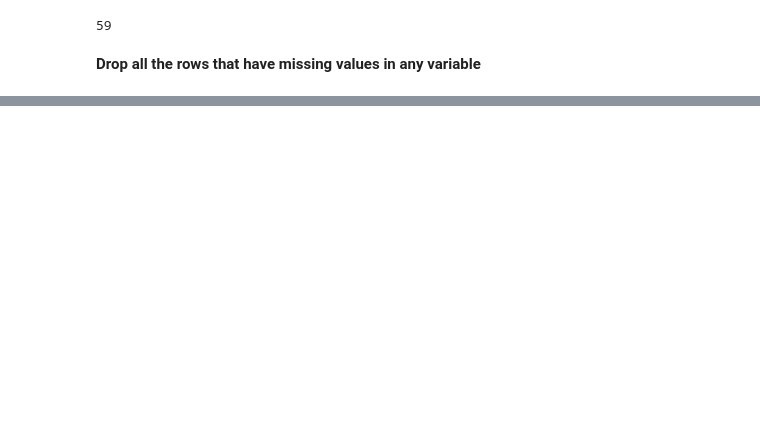
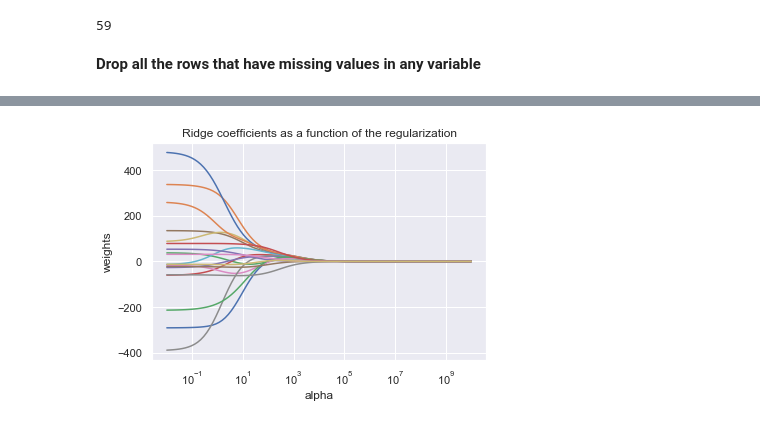
Before and after one commit to DTRuiz/ISLpy, a Jupyter notebook: Chapter6_notes.ipynb, the cells around one changed output, grey strips where cells are left out. Cells and saved outputs as stored; diff of their text form; code cells hidden in the pictures; blank space fills up the shorter version.

```diff
--- a/Chapter6_notes.ipynb
+++ b/Chapter6_notes.ipynb
@@ -254,0 +401,20 @@ df.describe()
+# %%
+# plotting without normalization=True
+
+ridge = Ridge()
+coefs = []
+
+for a in alphas:
+    ridge.set_params(alpha=a)
+    ridge.fit(scale(X), y)
+    coefs.append(ridge.coef_)
+
+ax = plt.gca()
+ax.plot(alphas, coefs)
+ax.set_xscale('log')
+plt.axis('tight')
+plt.xlabel('alpha')
+plt.ylabel('weights')
+plt.title('Ridge coefficients as a function of the regularization');
+# %% [output]
+[figure, added]
```
Also changed, not shown: parts of 17 cells of this notebook, 1 other file.
